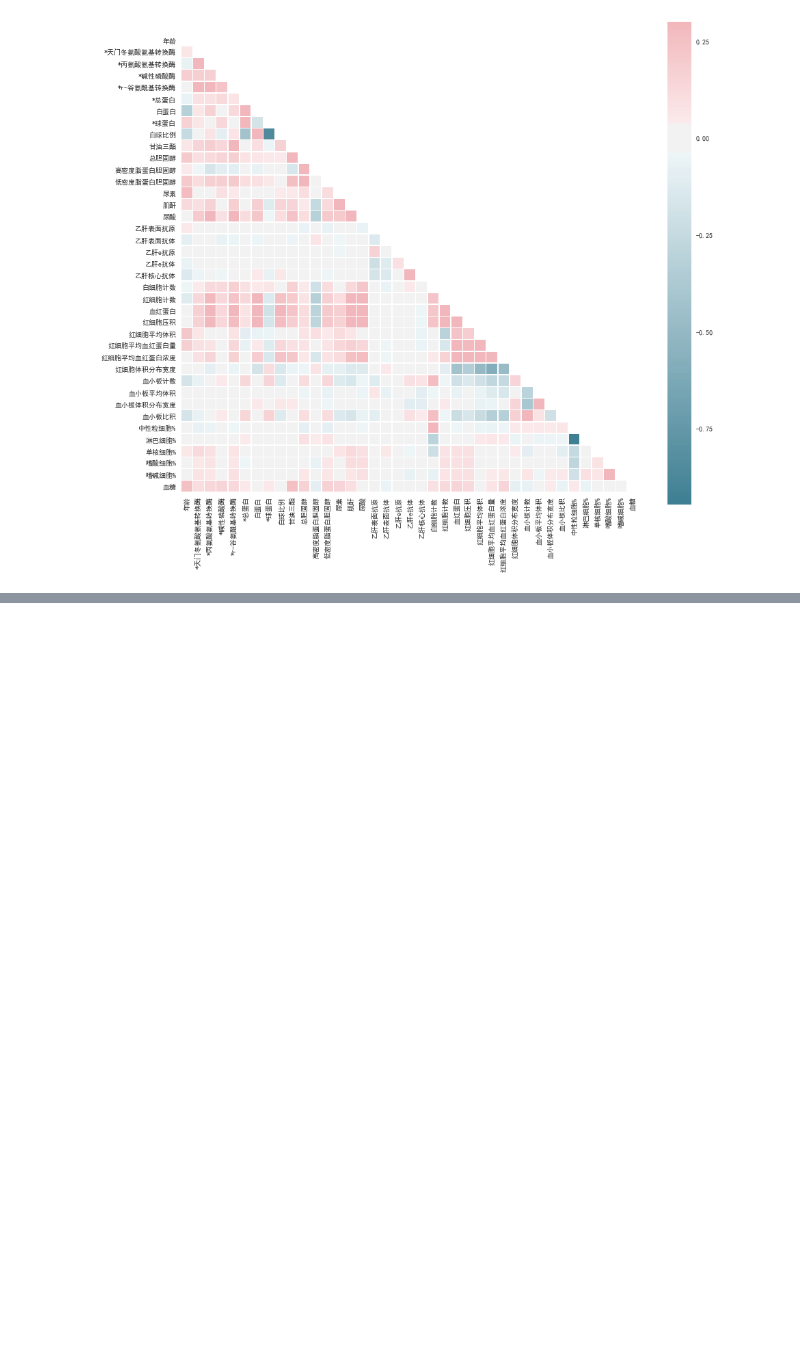
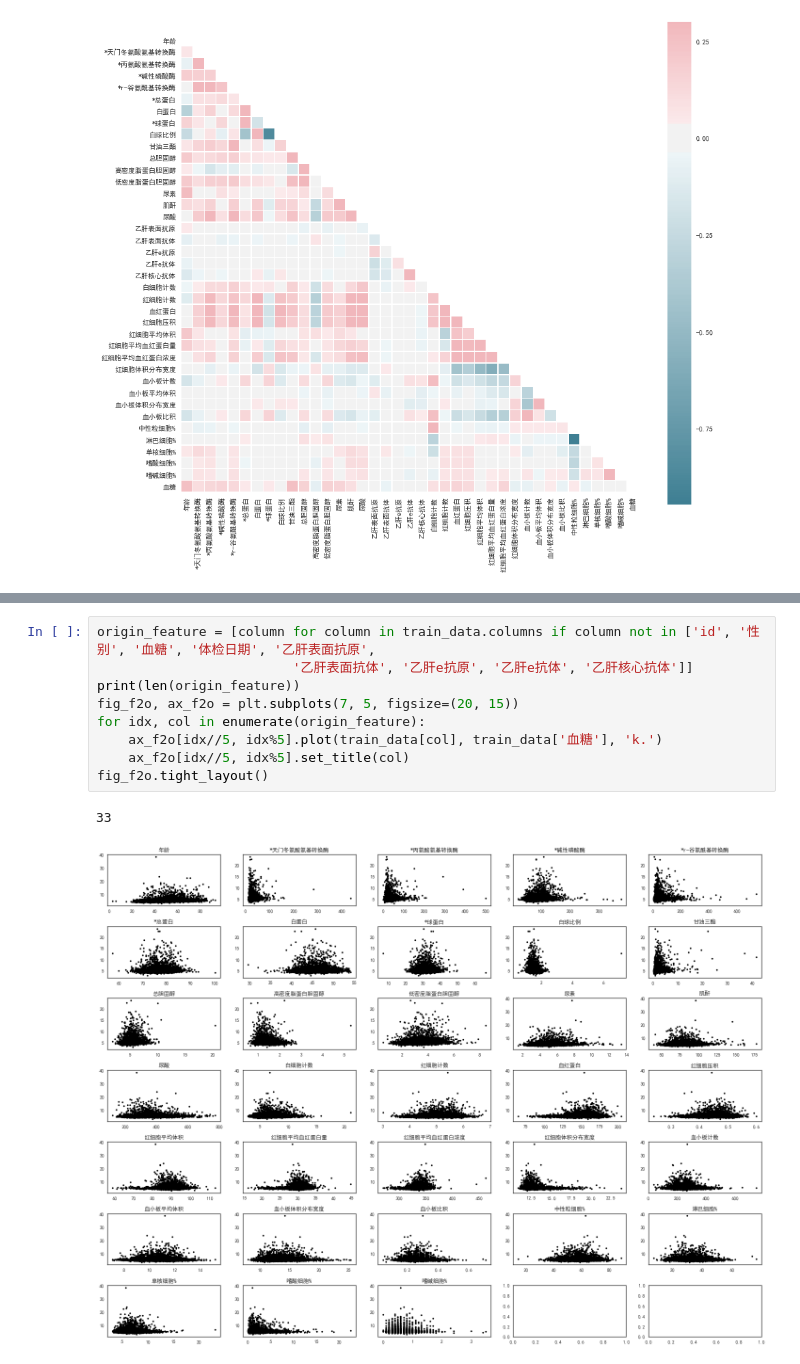
Before and after one commit to zixuanweeei/tianchi-diabetes, a Jupyter notebook: basic_analysis&offline/basic_analysis.ipynb, the cells around one changed output, grey strips where cells are left out. Drawn from its saved outputs; the diff is of its cells as text; blank space fills up the shorter version.

```diff
--- a/basic_analysis&offline/basic_analysis.ipynb
+++ b/basic_analysis&offline/basic_analysis.ipynb
@@ -143,0 +121,12 @@ False
+# %%
+origin_feature = [column for column in train_data.columns if column not in ['id', '性别', '血糖', '体检日期', '乙肝表面抗原',
+                         '乙肝表面抗体', '乙肝e抗原', '乙肝e抗体', '乙肝核心抗体']]
+print(len(origin_feature))
+fig_f2o, ax_f2o = plt.subplots(7, 5, figsize=(20, 15))
+for idx, col in enumerate(origin_feature):
+    ax_f2o[idx//5, idx%5].plot(train_data[col], train_data['血糖'], 'k.')
+    ax_f2o[idx//5, idx%5].set_title(col)
+fig_f2o.tight_layout()
+# %% [output]
+33
+[figure, added]
```
Also changed, not shown: parts of 20 cells of this notebook, 14 other files.
